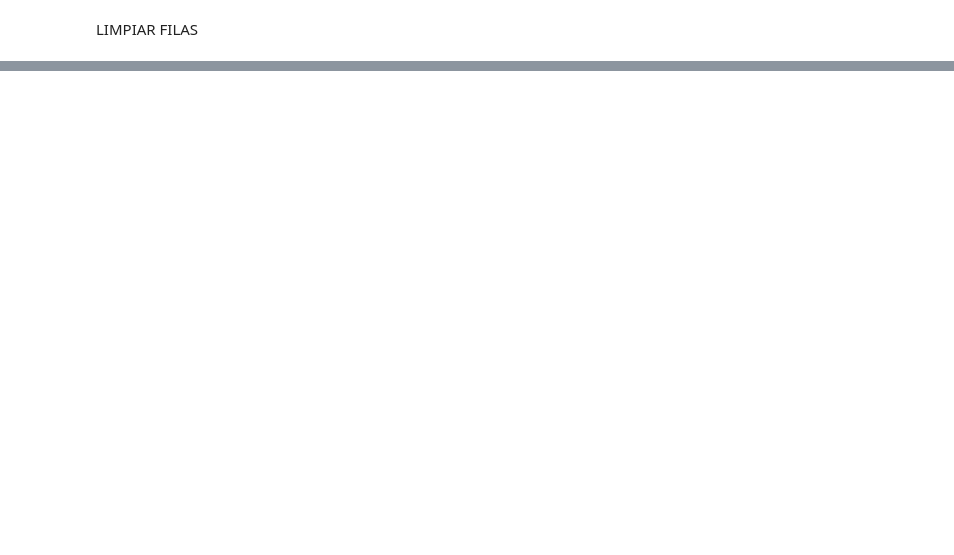
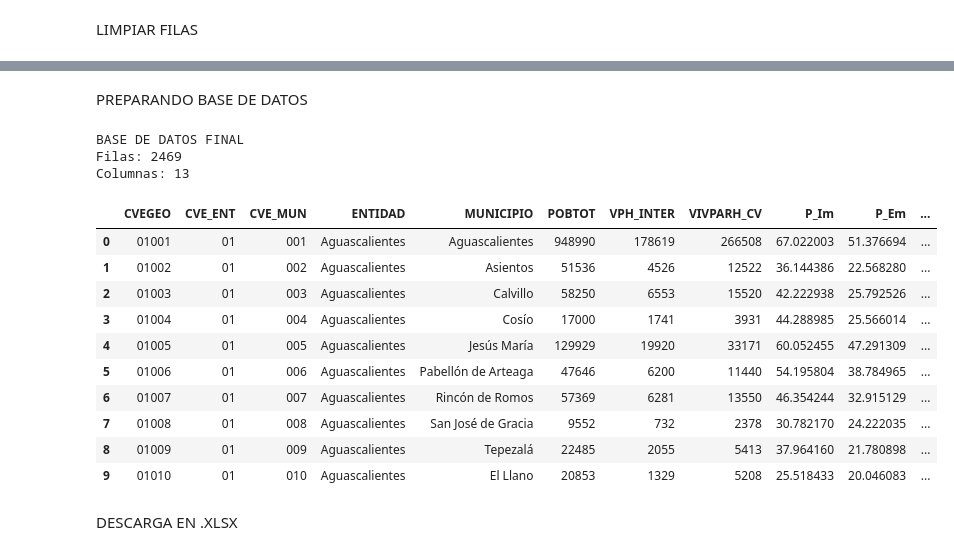
Before and after one commit to bielmarcanum/Proyecto-M7, a Jupyter notebook: LimpiarDatos.ipynb, the cells around one changed output, grey strips where cells are left out. Drawn from its saved outputs; the diff is of its cells as text; code cells hidden in the pictures; blank space fills up the shorter version.

```diff
--- a/LimpiarDatos.ipynb
+++ b/LimpiarDatos.ipynb
@@ -202,0 +308,8 @@ Filas municipales obtenidas (POBREZA): 2469
+# %%
+DATABASE = base_censo.merge(
+    POBREZA[["CVEGEO", "Pobreza_Porcentaje\n2020"]],
+    on="CVEGEO",
+    how="left"
+)
+
+display(DATABASE.head())
@@ -202,0 +329,11 @@ Filas municipales obtenidas (POBREZA): 2469
+# %%
+DATABASE["IAD"] =  (DATABASE["P_Im"] + DATABASE["P_Em"]) /2
+
+display(
+    DATABASE[
+        [
+            "CVEGEO", "ENTIDAD", "MUNICIPIO",
+            "P_Im", "P_Em", "IAD"
+        ]
+    ].head(10)
+)
@@ -202,0 +383,35 @@ Filas municipales obtenidas (POBREZA): 2469
+# %% [markdown]
+PREPARANDO BASE DE DATOS
+# %%
+COLUMNAS_SALIDA = [
+    "CVEGEO", "CVE_ENT", "CVE_MUN",
+    "ENTIDAD", "MUNICIPIO",
+    "POBTOT",
+    "VPH_INTER", "VIVPARH_CV",
+    "P_Im", "P_Em", "IAD", "GRAPROES", "Pobreza_Porcentaje\n2020"
+]
+
+DATABASE_final = DATABASE[COLUMNAS_SALIDA].copy()
+
+print("BASE DE DATOS FINAL")
+print("Filas:", DATABASE_final.shape[0])
+print("Columnas:", DATABASE_final.shape[1])
+
+display(DATABASE_final.head(10))
+# %% [output]
+BASE DE DATOS FINAL
+Filas: 2469
+Columnas: 13
+|  | CVEGEO | CVE_ENT | CVE_MUN | ENTIDAD | MUNICIPIO | POBTOT | VPH_INTER | VIVPARH_CV | P_Im | P_Em | ... |
+| 0 | 01001 | 01 | 001 | Aguascalientes | Aguascalientes | 948990 | 178619 | 266508 | 67.022003 | 51.376694 | ... |
+| 1 | 01002 | 01 | 002 | Aguascalientes | Asientos | 51536 | 4526 | 12522 | 36.144386 | 22.568280 | ... |
+| 2 | 01003 | 01 | 003 | Aguascalientes | Calvillo | 58250 | 6553 | 15520 | 42.222938 | 25.792526 | ... |
+| 3 | 01004 | 01 | 004 | Aguascalientes | Cosío | 17000 | 1741 | 3931 | 44.288985 | 25.566014 | ... |
+| 4 | 01005 | 01 | 005 | Aguascalientes | Jesús María | 129929 | 19920 | 33171 | 60.052455 | 47.291309 | ... |
+| 5 | 01006 | 01 | 006 | Aguascalientes | Pabellón de Arteaga | 47646 | 6200 | 11440 | 54.195804 | 38.784965 | ... |
+| 6 | 01007 | 01 | 007 | Aguascalientes | Rincón de Romos | 57369 | 6281 | 13550 | 46.354244 | 32.915129 | ... |
+| 7 | 01008 | 01 | 008 | Aguascalientes | San José de Gracia | 9552 | 732 | 2378 | 30.782170 | 24.222035 | ... |
+| 8 | 01009 | 01 | 009 | Aguascalientes | Tepezalá | 22485 | 2055 | 5413 | 37.964160 | 21.780898 | ... |
+| 9 | 01010 | 01 | 010 | Aguascalientes | El Llano | 20853 | 1329 | 5208 | 25.518433 | 20.046083 | ... |
+# %% [markdown]
+DESCARGA EN .XLSX
```
Also changed, not shown: parts of 15 cells of this notebook.
